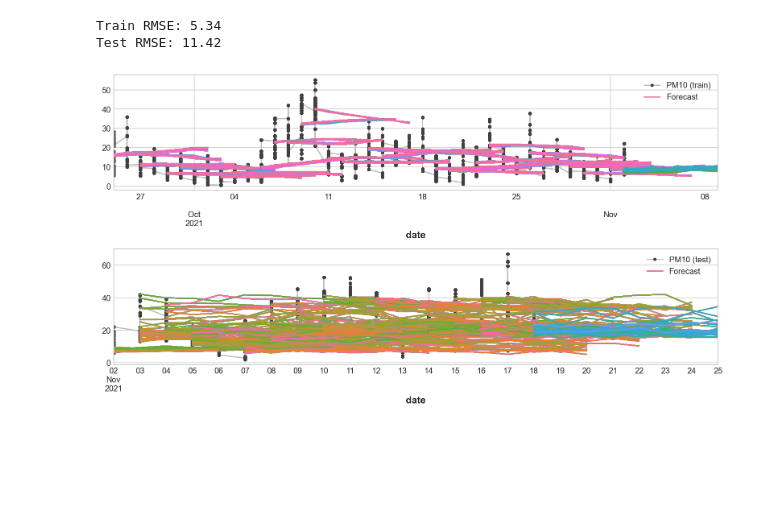
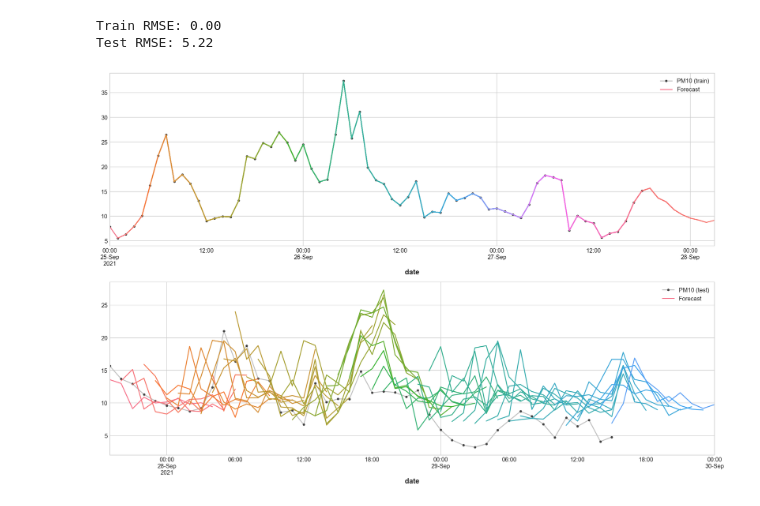
Before and after one commit to chandieka/air-analysis, a Jupyter notebook: pm10_predictionTrial.ipynb, the cells around one changed output. Saved outputs shown, nothing was run; the diff lists cells and outputs as text; code cells hidden in the pictures; blank space fills up the shorter version.

Commit message:
Updated pm10 Forecast

```diff
--- a/pm10_predictionTrial.ipynb
+++ b/pm10_predictionTrial.ipynb
@@ -103,8 +110,8 @@ def make_lags(ts, lags, lead_time=1):
 
 
 # Four weeks of lag features
-y = merge_data_pc['pm10'].copy()
-X = make_lags(y, lags=4).fillna(0.0)
+y = data_pc['pm10'].copy()
+X = make_lags(y, lags=24).fillna(0.0)
 
 
 def make_multistep_target(ts, steps):
@@ -115,8 +122,11 @@ def make_multistep_target(ts, steps):
 
 
 # Eight-week forecast
-y = make_multistep_target(y, steps=8).dropna()
+y = make_multistep_target(y, steps=10).dropna()
 
 # Shifting has created indexes that don't match. Only keep times for
 # which we have both targets and features.
 y, X = y.align(X, join='inner', axis=0)
+
+print(X)
+print(y)
@@ -123,14 +151,6 @@ y, X = y.align(X, join='inner', axis=0)
 # %%
-# # Create splits
-X_train, X_test, y_train, y_test = train_test_split(X, y, test_size=0.3, shuffle=False)
-
-# model = LinearRegression()
-# model.fit(X_train, y_train)
-
-# y_fit = pd.DataFrame(model.predict(X_train), index=X_train.index, columns=y.columns)
-# y_pred = pd.DataFrame(model.predict(X_test), index=X_test.index, columns=y.columns)
-
-from sklearn.multioutput import MultiOutputRegressor
+# Create splits
+X_train, X_test, y_train, y_test = train_test_split(X, y, test_size=0.4, shuffle=False)
 
 model = MultiOutputRegressor(XGBRegressor())
 model.fit(X_train, y_train)
@@ -139,37 +159,21 @@ y_fit = pd.DataFrame(model.predict(X_train), index=X_train.index, columns=y.colu
 
 y_pred = pd.DataFrame(model.predict(X_test), index=X_test.index, columns=y.columns)
 # %%
-
-# train_rmse = mean_squared_error(y_train, y_fit, squared=False)
-# test_rmse = mean_squared_error(y_test, y_pred, squared=False)
-# print((f"Train RMSE: {train_rmse:.2f}\n" f"Test RMSE: {test_rmse:.2f}"))
-
-# palette = dict(palette='husl', n_colors=64)
-# fig, (ax1, ax2) = plt.subplots(2, 1, figsize=(11, 6))
-
-# ax1 = merge_data_pc['pm2.5'][y_fit.index].plot(**plot_params, ax=ax1)
-# ax1 = plot_multistep(y_fit, ax=ax1, palette_kwargs=palette)
-# _ = ax1.legend(['FluVisits (train)', 'Forecast'])
-
-# ax2 = merge_data_pc['pm2.5'][y_pred.index].plot(**plot_params, ax=ax2)
-# ax2 = plot_multistep(y_pred, ax=ax2, palette_kwargs=palette)
-# _ = ax2.legend(['FluVisits (test)', 'Forecast'])
-
 train_rmse = mean_squared_error(y_train, y_fit, squared=False)
 test_rmse = mean_squared_error(y_test, y_pred, squared=False)
 print((f"Train RMSE: {train_rmse:.2f}\n" f"Test RMSE: {test_rmse:.2f}"))
 
 palette = dict(palette='husl', n_colors=64)
-fig, (ax1, ax2) = plt.subplots(2, 1, figsize=(11, 6))
+fig, (ax1, ax2) = plt.subplots(2, 1, figsize=(15, 10))
 
-ax1 = merge_data_pc['pm10'][y_fit.index].plot(**plot_params, ax=ax1)
+ax1 = data_pc['pm10'][y_fit.index].plot(**plot_params, ax=ax1)
 ax1 = plot_multistep(y_fit, ax=ax1, palette_kwargs=palette)
 _ = ax1.legend(['PM10 (train)', 'Forecast'])
 
-ax2 = merge_data_pc['pm10'][y_pred.index].plot(**plot_params, ax=ax2)
+ax2 = data_pc['pm10'][y_pred.index].plot(**plot_params, ax=ax2)
 ax2 = plot_multistep(y_pred, ax=ax2, palette_kwargs=palette)
 _ = ax2.legend(['PM10 (test)', 'Forecast'])
 # %% [output]
-Train RMSE: 5.34
-Test RMSE: 11.42
+Train RMSE: 0.00
+Test RMSE: 5.22
-[figure, old version]
+[figure, new version]
```
Also changed, not shown: parts of 5 cells of this notebook.
